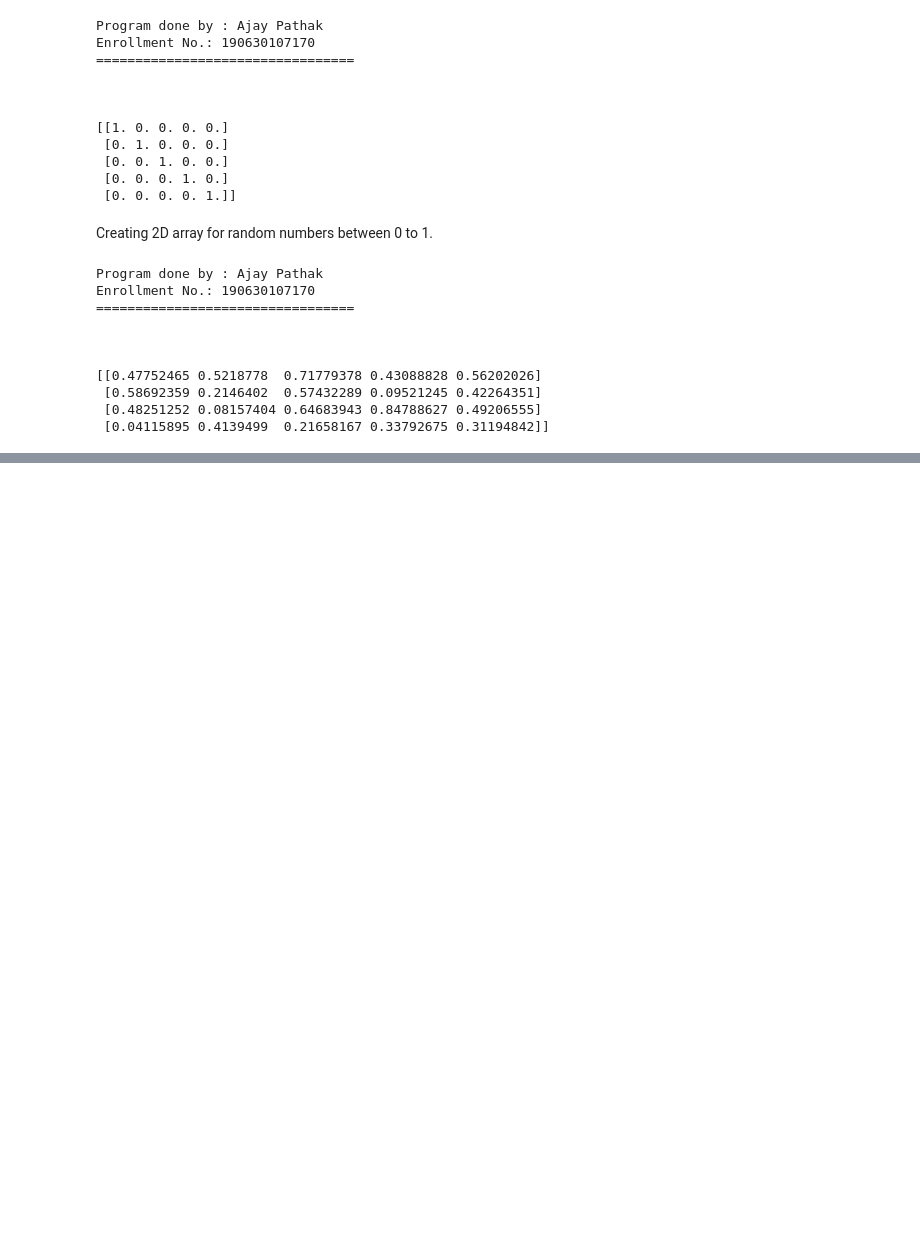
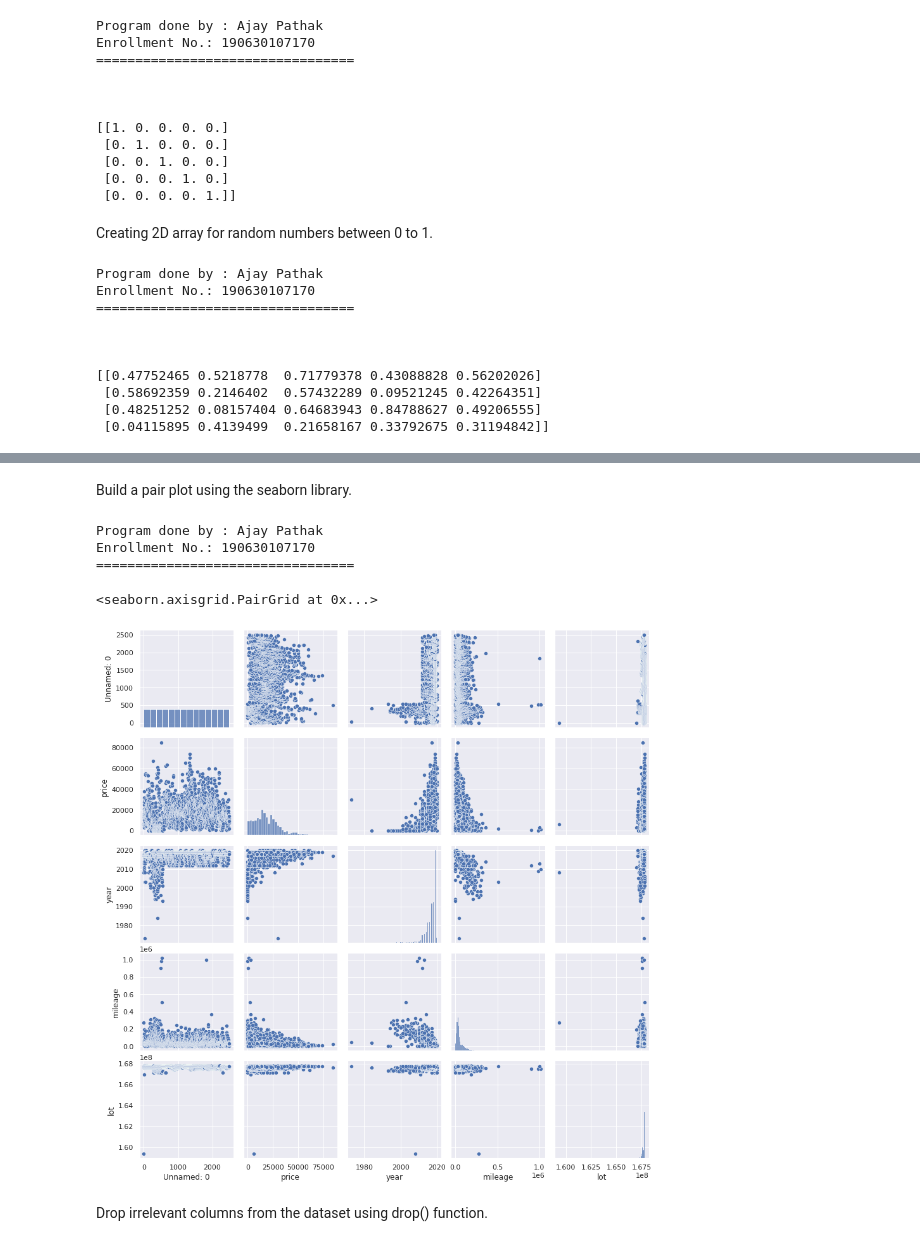
Before and after one commit to AJAY-22/Python_Practicals, a Jupyter notebook: LabManual.ipynb, the cells around one changed output, grey strips where cells are left out. Saved outputs shown, nothing was run; the diff lists cells and outputs as text; code cells hidden in the pictures; blank space fills up the shorter version.

```diff
--- a/LabManual.ipynb
+++ b/LabManual.ipynb
@@ -2369,0 +2635,17 @@ Enrollment No.: 190630107170
+# %% [markdown]
+Build a pair plot using the seaborn library.
+# %%
+# --------------------------------------------
+print('Program done by : Ajay Pathak\n' +
+      'Enrollment No.: 190630107170\n' +
+      '=================================\n\n\n')
+
+sns.pairplot(car_data)
+# %% [output]
+Program done by : Ajay Pathak
+Enrollment No.: 190630107170
+=================================
+<seaborn.axisgrid.PairGrid at 0x...>
+[figure, added]
+# %% [markdown]
+Drop irrelevant columns from the dataset using drop() function.
```
Also changed, not shown: parts of 40 cells of this notebook.
